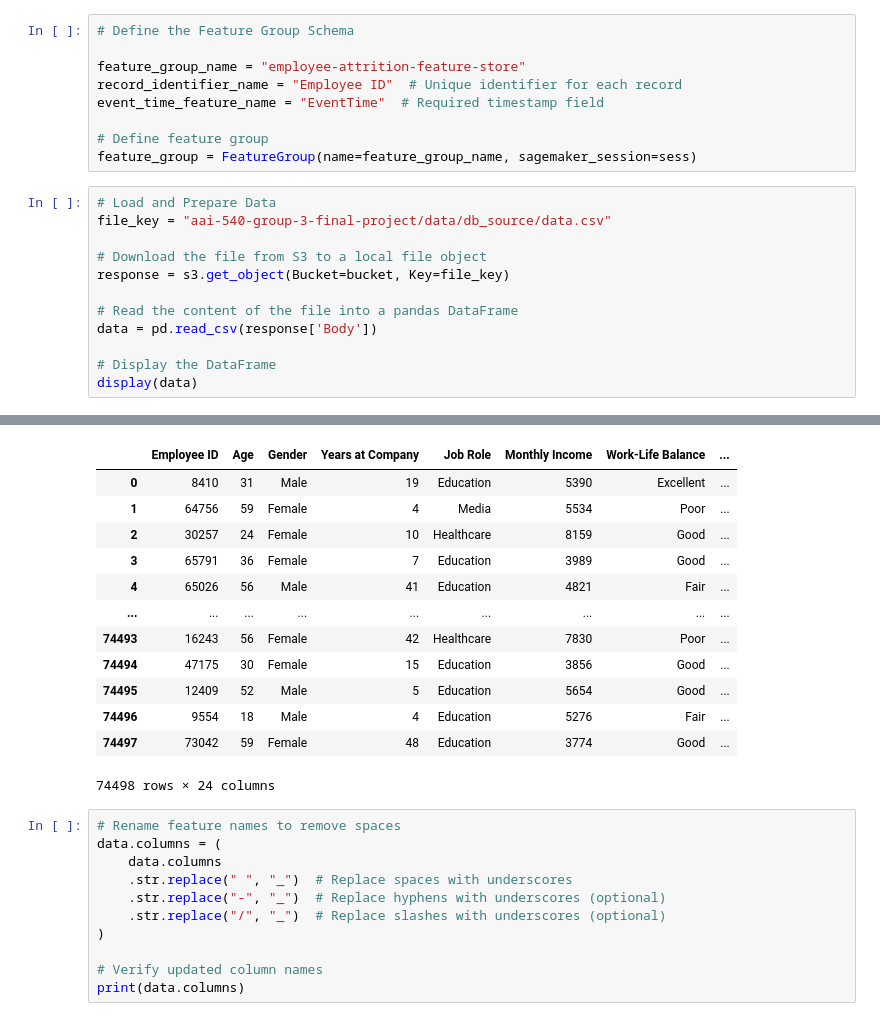
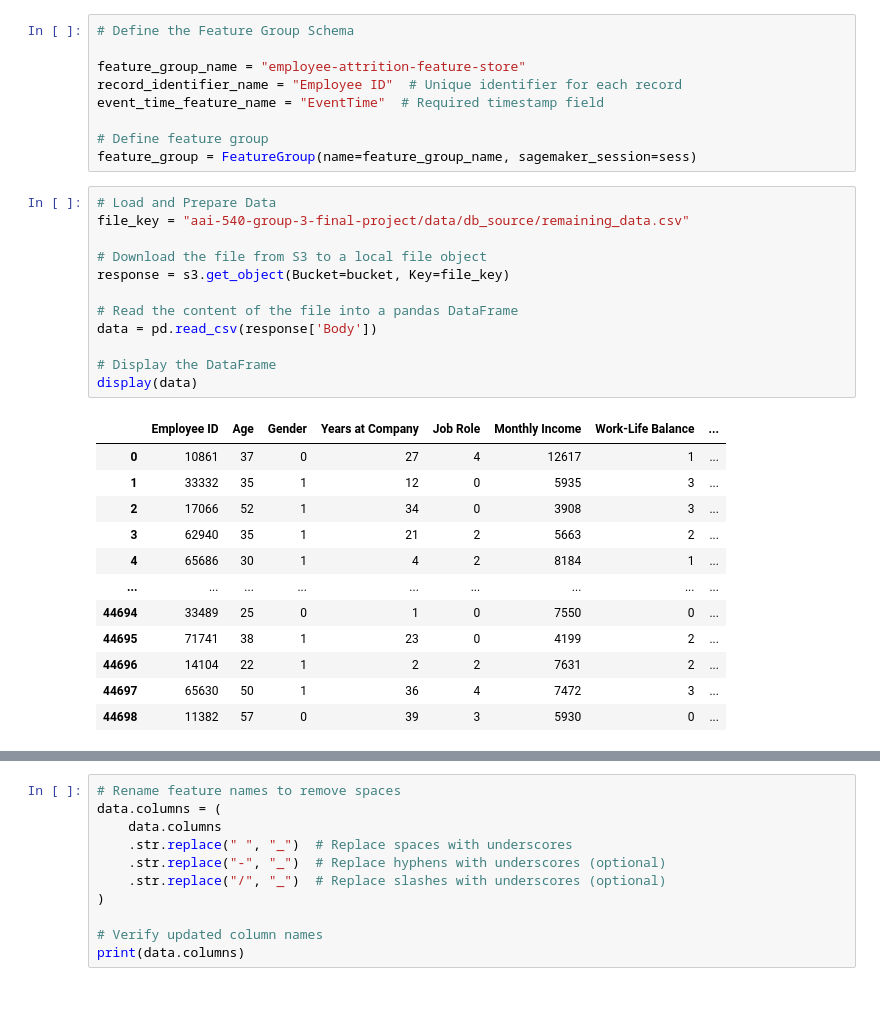
Before and after one commit to arin-deloatch/employee-attrition-predictor, a Jupyter notebook: data-feature-engineering/feature_store_init.ipynb, the cells around one changed output, grey strips where cells are left out. Saved outputs shown, nothing was run; the diff lists cells and outputs as text.

Commit message:
feat + fixes: major changes to S3 notebook + data directory adjustments. See slack for depth

```diff
--- a/data-feature-engineering/feature_store_init.ipynb
+++ b/data-feature-engineering/feature_store_init.ipynb
@@ -58,14 +73,26 @@ event_time_feature_name = "EventTime"  # Required timestamp field
 feature_group = FeatureGroup(name=feature_group_name, sagemaker_session=sess)
 # %%
 # Load and Prepare Data
-file_key = "aai-540-group-3-final-project/data/db_source/data.csv"
+file_key = "aai-540-group-3-final-project/data/db_source/remaining_data.csv"
 
 # Download the file from S3 to a local file object
 response = s3.get_object(Bucket=bucket, Key=file_key)
 
 # Read the content of the file into a pandas DataFrame
 data = pd.read_csv(response['Body'])
 
 # Display the DataFrame
 display(data)
 # %% [output]
+|  | Employee ID | Age | Gender | Years at Company | Job Role | Monthly Income | Work-Life Balance | ... |
+| 0 | 10861 | 37 | 0 | 27 | 4 | 12617 | 1 | ... |
+| 1 | 33332 | 35 | 1 | 12 | 0 | 5935 | 3 | ... |
+| 2 | 17066 | 52 | 1 | 34 | 0 | 3908 | 3 | ... |
+| 3 | 62940 | 35 | 1 | 21 | 2 | 5663 | 2 | ... |
+| 4 | 65686 | 30 | 1 | 4 | 2 | 8184 | 1 | ... |
+| ... | ... | ... | ... | ... | ... | ... | ... | ... |
+| 44694 | 33489 | 25 | 0 | 1 | 0 | 7550 | 0 | ... |
+| 44695 | 71741 | 38 | 1 | 23 | 0 | 4199 | 2 | ... |
+| 44696 | 14104 | 22 | 1 | 2 | 2 | 7631 | 2 | ... |
+| 44697 | 65630 | 50 | 1 | 36 | 4 | 7472 | 3 | ... |
+| 44698 | 11382 | 57 | 0 | 39 | 3 | 5930 | 0 | ... |
@@ -74,16 +100,3 @@ display(data)
-|  | Employee ID | Age | Gender | Years at Company | Job Role | Monthly Income | Work-Life Balance | ... |
-| 0 | 8410 | 31 | Male | 19 | Education | 5390 | Excellent | ... |
-| 1 | 64756 | 59 | Female | 4 | Media | 5534 | Poor | ... |
-| 2 | 30257 | 24 | Female | 10 | Healthcare | 8159 | Good | ... |
-| 3 | 65791 | 36 | Female | 7 | Education | 3989 | Good | ... |
-| 4 | 65026 | 56 | Male | 41 | Education | 4821 | Fair | ... |
-| ... | ... | ... | ... | ... | ... | ... | ... | ... |
-| 74493 | 16243 | 56 | Female | 42 | Healthcare | 7830 | Poor | ... |
-| 74494 | 47175 | 30 | Female | 15 | Education | 3856 | Good | ... |
-| 74495 | 12409 | 52 | Male | 5 | Education | 5654 | Good | ... |
-| 74496 | 9554 | 18 | Male | 4 | Education | 5276 | Fair | ... |
-| 74497 | 73042 | 59 | Female | 48 | Education | 3774 | Good | ... |
-74498 rows × 24 columns
 # %%
 # Rename feature names to remove spaces
 data.columns = (
```
Also changed, not shown: parts of 5 cells of this notebook, 8 other files.
